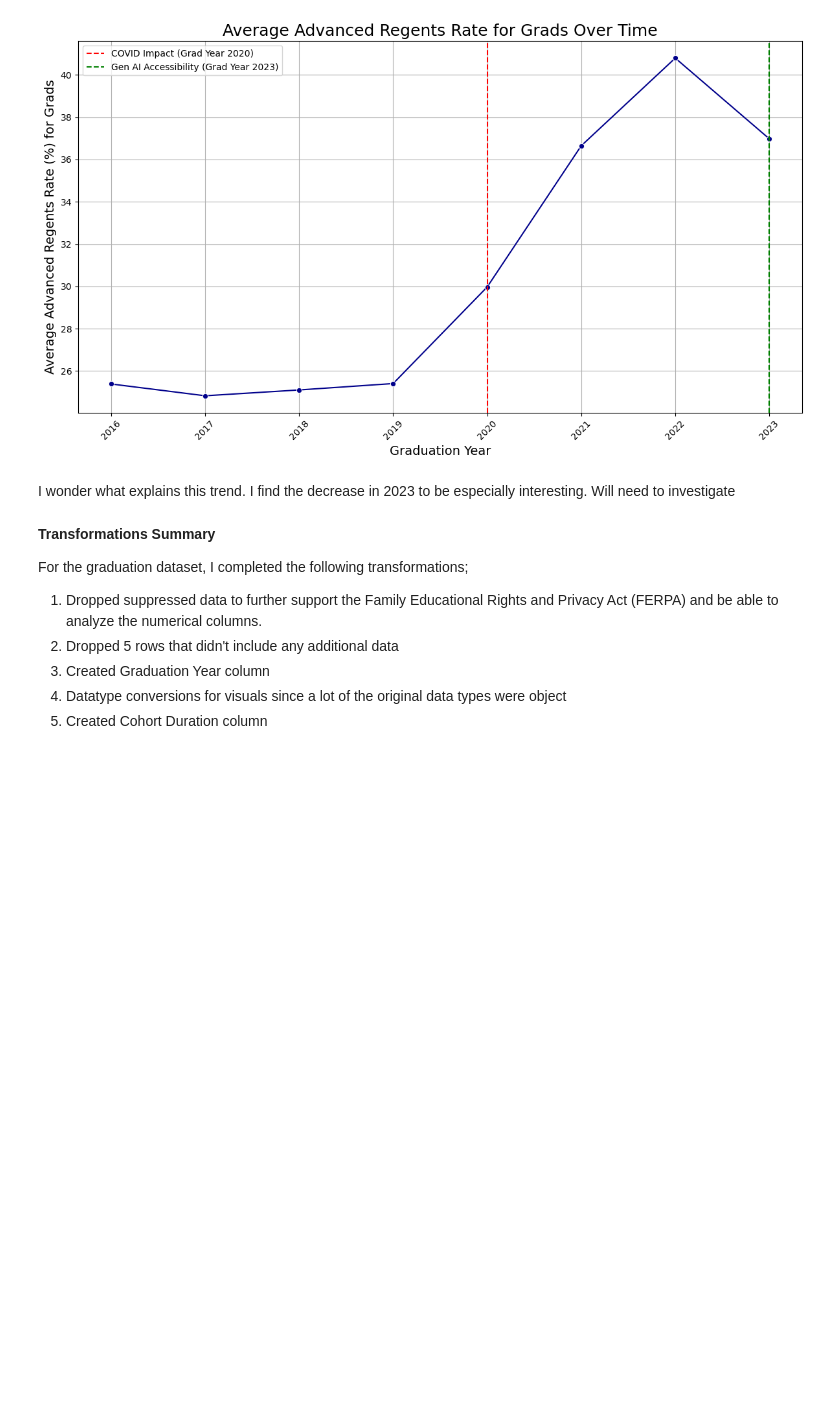
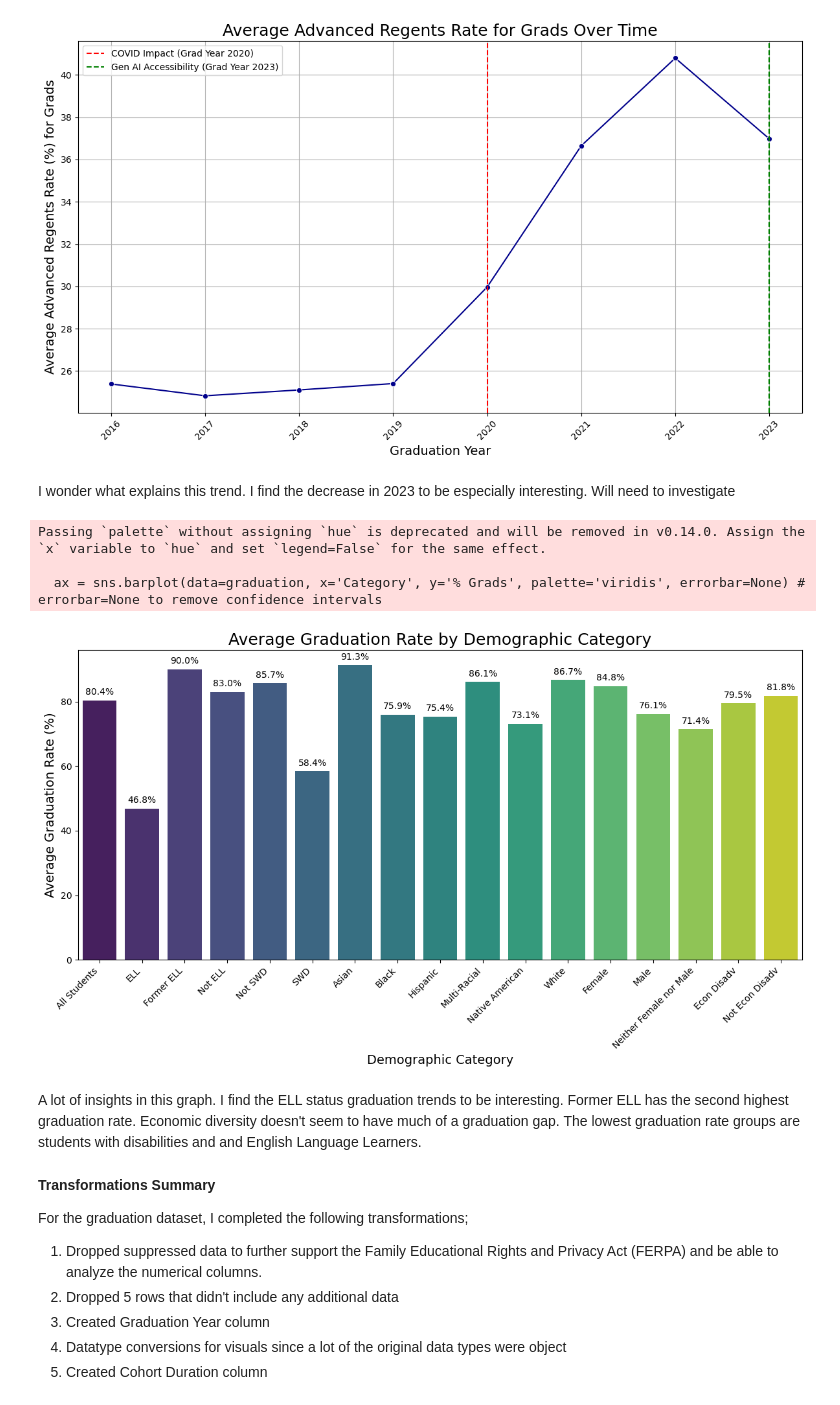
Before and after one commit to Mrfunderburker/Education-Capstone, a Jupyter notebook: code/graduation_eda.ipynb, the cells around one changed output. Drawn from its saved outputs; the diff is of its cells as text; code cells hidden in the pictures; blank space fills up the shorter version.

```diff
--- a/code/graduation_eda.ipynb
+++ b/code/graduation_eda.ipynb
@@ -338,6 +338,32 @@ plt.show()
 [figure]
 # %% [markdown]
 I wonder what explains this trend. I find the decrease in 2023 to be especially interesting. Will need to investigate
+# %%
+# Average % Grads by Demographic Category
+plt.figure(figsize=(12, 7))
+ax = sns.barplot(data=graduation, x='Category', y='% Grads', palette='viridis', errorbar=None) # errorbar=None to remove confidence intervals
+plt.title('Average Graduation Rate by Demographic Category', fontsize=18)
+plt.xlabel('Demographic Category', fontsize=14)
+plt.ylabel('Average Graduation Rate (%)', fontsize=14)
+plt.xticks(rotation=45, ha='right') # Rotate labels for readability
+# Add percentage labels on each bar
+for p in ax.patches:
+    ax.annotate(f'{p.get_height():.1f}%',
+                (p.get_x() + p.get_width() / 2., p.get_height()),
+                ha='center', va='center',
+                xytext=(0, 9),
+                textcoords='offset points',
+                fontsize=10,
+                color='black')
+plt.tight_layout()
+plt.show()
+# %% [output]
+Passing `palette` without assigning `hue` is deprecated and will be removed in v0.14.0. Assign the `x` variable to `hue` and set `legend=False` for the same effect.
+
+  ax = sns.barplot(data=graduation, x='Category', y='% Grads', palette='viridis', errorbar=None) # errorbar=None to remove confidence intervals
+[figure, added]
+# %% [markdown]
+A lot of insights in this graph. I find the ELL status graduation trends to be interesting. Former ELL has the second highest graduation rate. Economic diversity doesn't seem to have much of a graduation gap. The lowest graduation rate groups are students with disabilities and and English Language Learners.
 # %% [markdown]
 **Transformations Summary**
 
```
